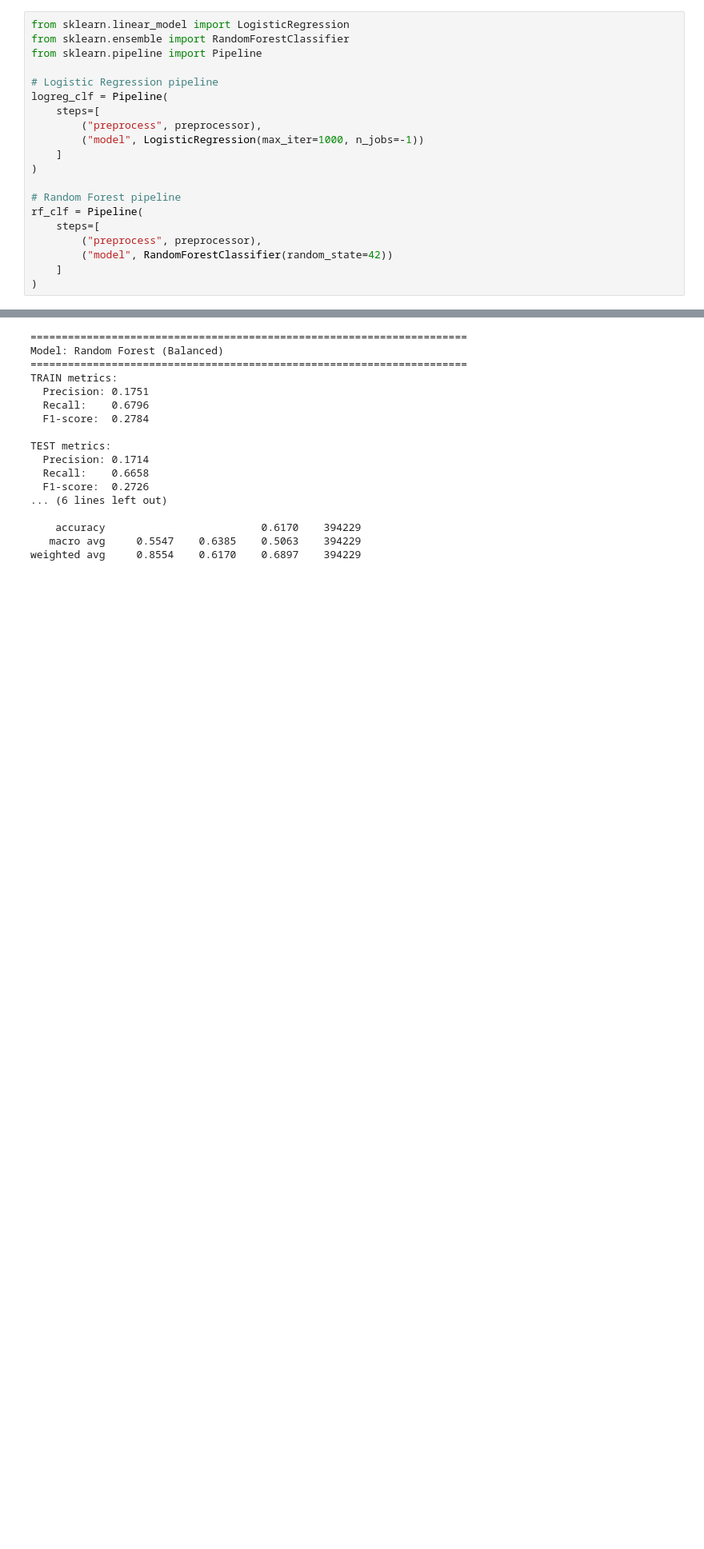
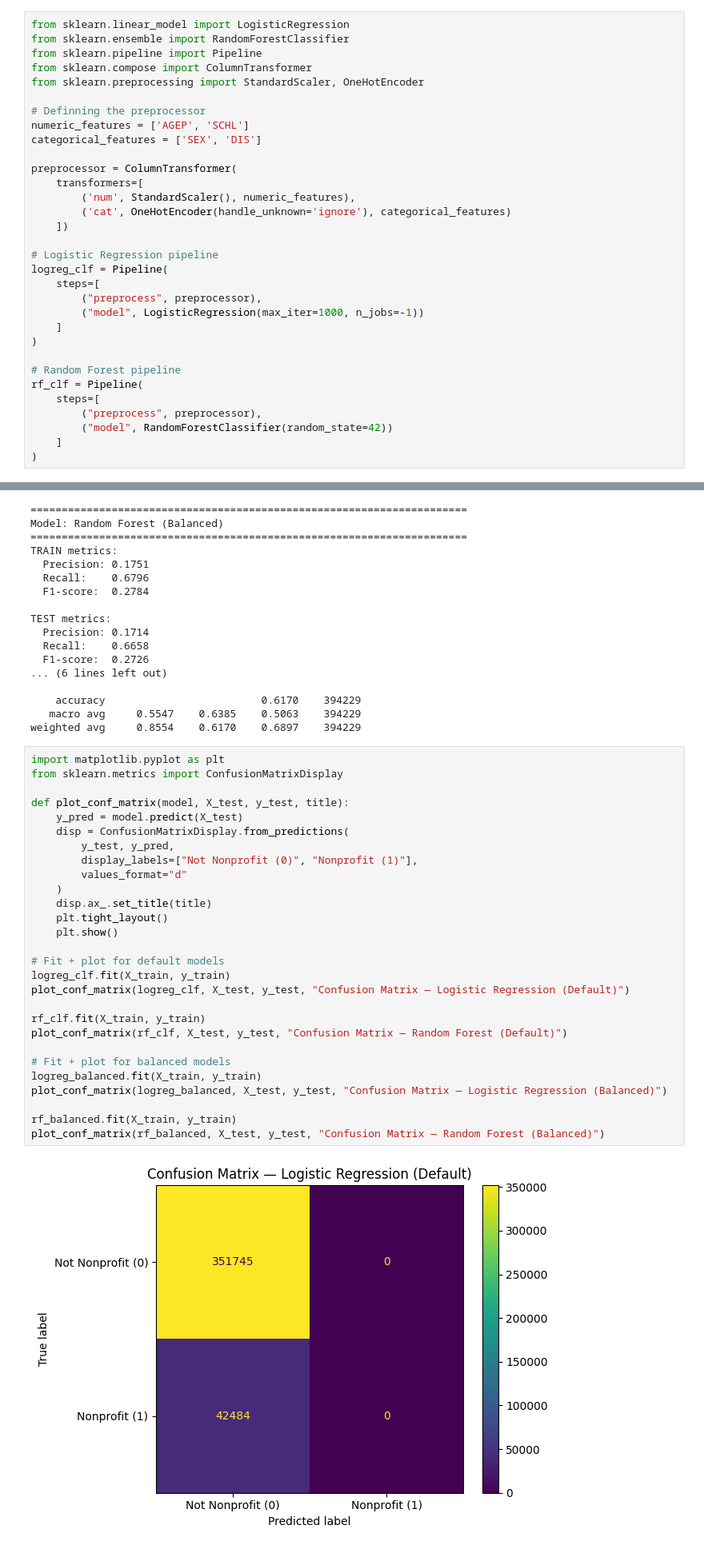
Before and after one commit to Bx1Rob/DATA71200-Final-Project, a Jupyter notebook: Project_1(2_12_07_26).ipynb, the cells around one changed output, grey strips where cells are left out. Shown at 80% size. Cells and saved outputs as stored; diff of their text form; blank space fills up the shorter version.

```diff
--- a/Project_1(2_12_07_26).ipynb
+++ b/Project_1(2_12_07_26).ipynb
@@ -422,6 +422,18 @@ Step 4: Selected two of the following supervised learning algorithms
 from sklearn.linear_model import LogisticRegression
 from sklearn.ensemble import RandomForestClassifier
 from sklearn.pipeline import Pipeline
+from sklearn.compose import ColumnTransformer
+from sklearn.preprocessing import StandardScaler, OneHotEncoder
+
+# Definning the preprocessor
+numeric_features = ['AGEP', 'SCHL']
+categorical_features = ['SEX', 'DIS']
+
+preprocessor = ColumnTransformer(
+    transformers=[
+        ('num', StandardScaler(), numeric_features),
+        ('cat', OneHotEncoder(handle_unknown='ignore'), categorical_features)
+    ])
 
 # Logistic Regression pipeline
 logreg_clf = Pipeline(
@@ -891,3 +874,33 @@ TEST metrics:
     accuracy                         0.6170    394229
    macro avg     0.5547    0.6385    0.5063    394229
 weighted avg     0.8554    0.6170    0.6897    394229
+# %%
+import matplotlib.pyplot as plt
+from sklearn.metrics import ConfusionMatrixDisplay
+
+def plot_conf_matrix(model, X_test, y_test, title):
+    y_pred = model.predict(X_test)
+    disp = ConfusionMatrixDisplay.from_predictions(
+        y_test, y_pred,
+        display_labels=["Not Nonprofit (0)", "Nonprofit (1)"],
+        values_format="d"
+    )
+    disp.ax_.set_title(title)
+    plt.tight_layout()
+    plt.show()
+
+# Fit + plot for default models
+logreg_clf.fit(X_train, y_train)
+plot_conf_matrix(logreg_clf, X_test, y_test, "Confusion Matrix — Logistic Regression (Default)")
+
+rf_clf.fit(X_train, y_train)
+plot_conf_matrix(rf_clf, X_test, y_test, "Confusion Matrix — Random Forest (Default)")
+
+# Fit + plot for balanced models
+logreg_balanced.fit(X_train, y_train)
+plot_conf_matrix(logreg_balanced, X_test, y_test, "Confusion Matrix — Logistic Regression (Balanced)")
+
+rf_balanced.fit(X_train, y_train)
+plot_conf_matrix(rf_balanced, X_test, y_test, "Confusion Matrix — Random Forest (Balanced)")
+# %% [output]
+[figure, added]
```
Also changed, not shown: parts of 14 cells of this notebook.
